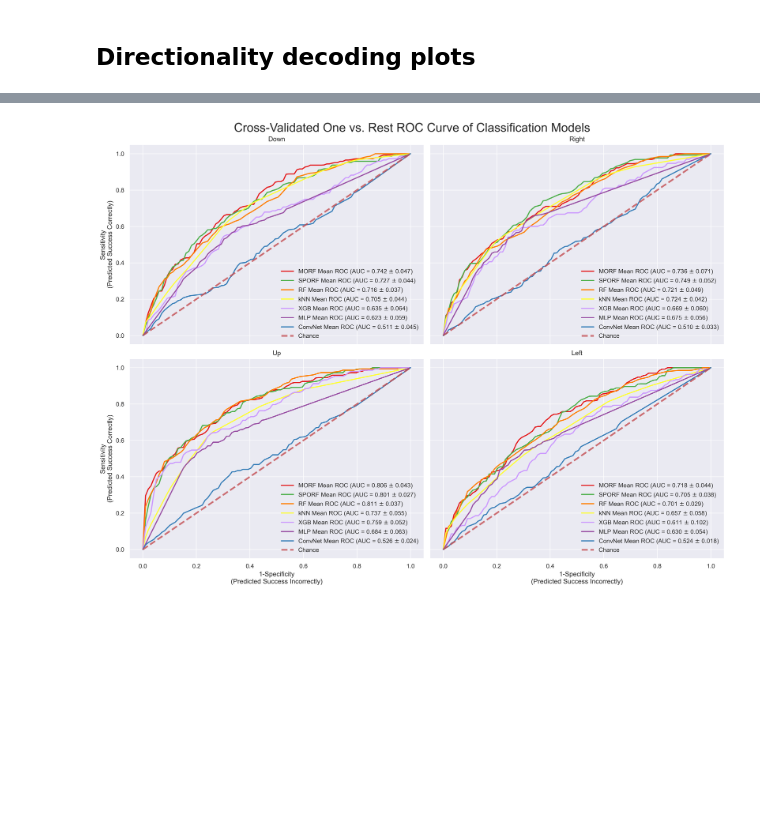
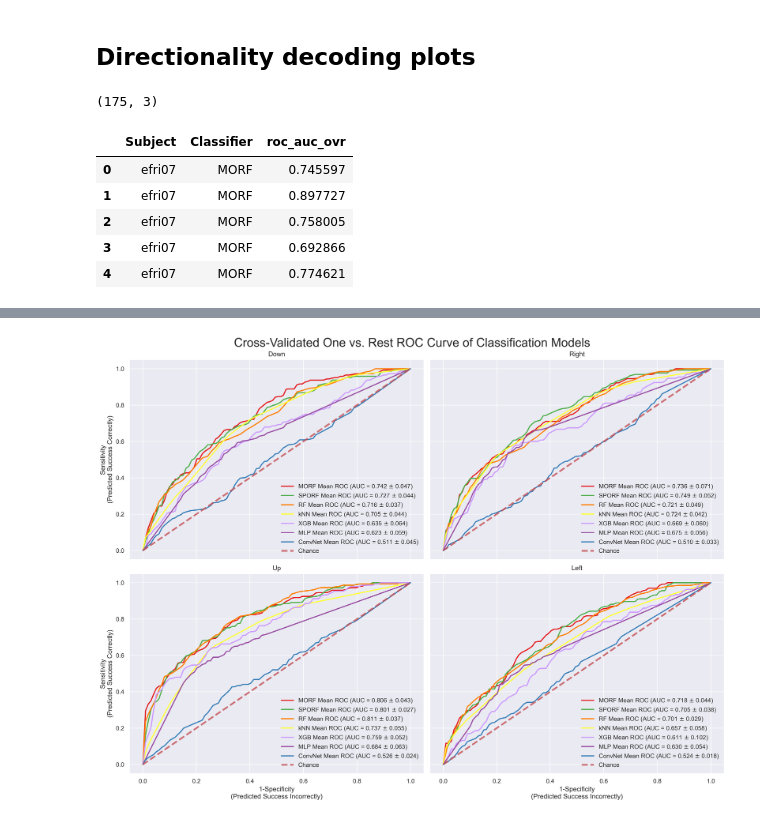
Before and after one commit to adam2392/morf-demo, a Jupyter notebook: notebooks/directionality_decoding_morf_comparisons.ipynb, the cells around one changed output, grey strips where cells are left out. Drawn from its saved outputs; the diff is of its cells as text; code cells hidden in the pictures; blank space fills up the shorter version.

```diff
--- a/notebooks/directionality_decoding_morf_comparisons.ipynb
+++ b/notebooks/directionality_decoding_morf_comparisons.ipynb
@@ -38,20 +41,18 @@ sns.set_theme()
 # %%
 import json
 cohort = [
-    # "efri02",
-    # "efri06",
     "efri07",
     "efri13",
     "efri14",
-    # "efri15",
     "efri18",
     "efri20",
-    # "efri25",
-    # "efri26"
 ]
-derivatives_path = Path(
-    "/Users/ChesterHuynh/OneDrive - Johns Hopkins/efri/derivatives/workstation_output/mtmorf/decode_directionality/"
-)
+bids_root = Path("/Users/ChesterHuynh/OneDrive - Johns Hopkins/efri/")
+bids_root = Path('/Users/adam2392/OneDrive - Johns Hopkins/efri/')
+
+derivatives_path = bids_root / "derivatives/workstation_output/mtmorf/decode_directionality/"
+
+figures_path = Path('/Users/adam2392/Dropbox/morf-study/derivatives/figures/')
 
 cohort_clf_scores = defaultdict(dict)
 
@@ -71,3 +72,24 @@ for subject in cohort:
             derivatives_path / f"{subject}/tmin=-0.2_tmax=0.5/time_domain/{subject}_{clf_fname}_results.json", "r"
         ) as f:
             cohort_clf_scores[subject][clf_figure_name] = json.load(f)
+# %%
+# df.loc[df.groupby("Subject")[""].idxmin()]
+metric = 'roc_auc_ovr'
+df = []
+for subject, clf_scores in cohort_clf_scores.items():
+    for clf_name, scores in clf_scores.items():
+        df.append([subject, clf_name, scores[f"test_{metric}"]])
+df = pd.DataFrame(df, columns=["Subject", "Classifier", metric])
+df = pd.DataFrame({"Subject": np.repeat(df["Subject"].values, df[metric].str.len()),
+                        "Classifier": np.repeat(df["Classifier"].values, df[metric].str.len()),
+                        metric: np.concatenate(df[metric].values)})
+print(df.shape)
+display(df.head())
+# %% [output]
+(175, 3)
+|  | Subject | Classifier | roc_auc_ovr |
+| 0 | efri07 | MORF | 0.745597 |
+| 1 | efri07 | MORF | 0.897727 |
+| 2 | efri07 | MORF | 0.758005 |
+| 3 | efri07 | MORF | 0.692866 |
+| 4 | efri07 | MORF | 0.774621 |
```
Also changed, not shown: parts of 4 cells of this notebook, 4 other files.
